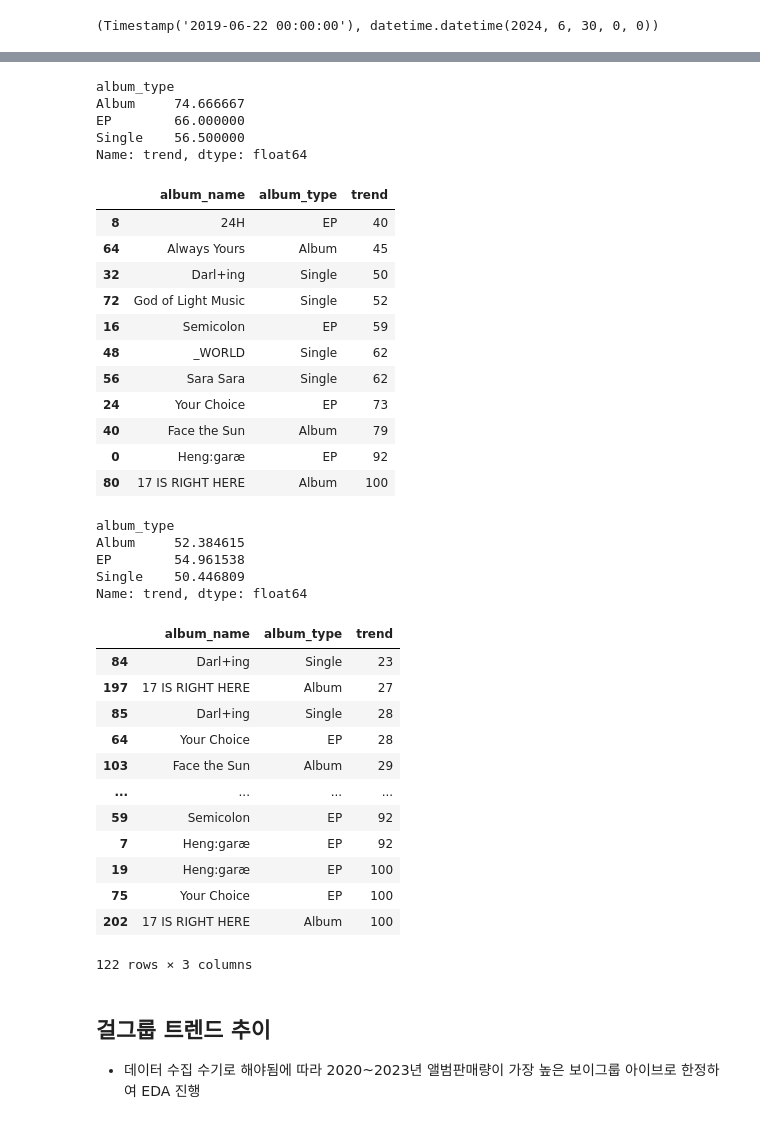
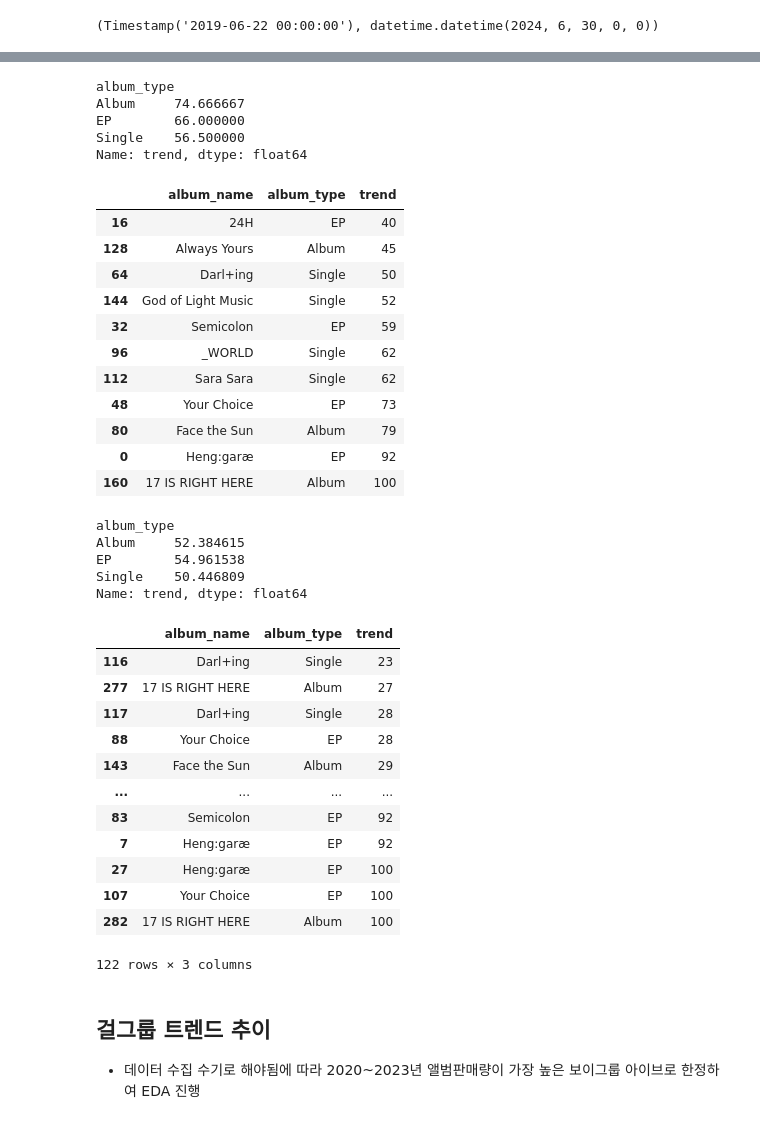
Before and after one commit to lucio-karin0506/Artist_Trend_Analysis, a Jupyter notebook: eda/google_trend_eda.ipynb, the cells around one changed output, grey strips where cells are left out. Saved outputs shown, nothing was run; the diff lists cells and outputs as text; code cells hidden in the pictures.

```diff
--- a/eda/google_trend_eda.ipynb
+++ b/eda/google_trend_eda.ipynb
@@ -276,3 +317,33 @@ Name: count, dtype: int64
 
 <수집 기간>
 * 아티스트 별 정규, 디지털, EP 앨범에 한하여 앨범 발매 이전 1년, 이후 1개월
+# %%
+# 아티스트 앨범, 공연 정보 get
+def get_single_artist_df(artist_name):
+
+    single_album_df = album_df[album_df['artist_name'] == artist_name].sort_values('release_date').reset_index(drop=True)
+    single_album_df['release_date'] = pd.to_datetime(single_album_df['release_date'])
+
+    single_event_df = event_df[event_df['artist_name'] == artist_name]
+
+    single_artist_df = pd.merge(single_album_df, single_event_df.drop('debut_date', axis=1), how='inner', on='artist_name')
+
+    return single_artist_df
+# %%
+# 아티스트 일별 구글 트렌드 지수 get
+def get_single_trend_df(artist_name):
+
+    file_pattern = f'trend_dataset\{artist_name}\{artist_name}_*.csv'
+    file_paths = glob.glob(file_pattern)
+
+    single_trend_df_list = []
+    for file_path in file_paths:
+        trend_df = pd.read_csv(file_path, skiprows=2)
+        trend_df.columns = ['date', 'trend']
+        trend_df['date'] = pd.to_datetime(trend_df['date'])
+
+        single_trend_df_list.append(trend_df)
+
+    single_trend_df = pd.concat(single_trend_df_list, ignore_index=True)
+
+    return single_trend_df
@@ -301,0 +427,3 @@ single_album_df
+# %%
+seventeen_df = get_single_artist_df('SEVENTEEN')
+seventeen_df
@@ -412,0 +460,3 @@ fig.show()
+# %%
+seventeen_trend_df = get_single_trend_df('SEVENTEEN')
+seventeen_trend_df
@@ -413,42 +479,42 @@ fig.show()
 # %%
 # 앨범타입이 구글 트렌드 지수에 영향을 준다. (앨범 발매일 당일 기준의 구글 트렌드 지수만 보았을땐)
 '''
     1. 가설: 앨범타입이 정규, EP, Single 순으로 구글 트렌드 지수가 높을 것
 '''
 all_dates = set()
-for release_date in single_album_df['release_date']:
+for release_date in seventeen_df['release_date']:
     for i in range(-7, 6):  # release_date 전후 7일 포함
         all_dates.add(release_date + pd.Timedelta(days=i))
 
-single_album_trend_df = single_trend_df[single_trend_df['date'].isin(all_dates)].merge(single_album_df, how='inner', left_on='date', right_on='release_date')
+single_album_trend_df = seventeen_trend_df[seventeen_trend_df['date'].isin(all_dates)].merge(seventeen_df, how='inner', left_on='date', right_on='release_date')
 
 print(single_album_trend_df.groupby('album_type')['trend'].mean())
 
 single_album_trend_df[['album_name', 'album_type', 'trend']].drop_duplicates().sort_values('trend')
 # %% [output]
 album_type
 Album     74.666667
 EP        66.000000
 Single    56.500000
 Name: trend, dtype: float64
 |  | album_name | album_type | trend |
-| 8 | 24H | EP | 40 |
-| 64 | Always Yours | Album | 45 |
-| 32 | Darl+ing | Single | 50 |
-| 72 | God of Light Music | Single | 52 |
-| 16 | Semicolon | EP | 59 |
-| 48 | _WORLD | Single | 62 |
-| 56 | Sara Sara | Single | 62 |
-| 24 | Your Choice | EP | 73 |
-| 40 | Face the Sun | Album | 79 |
+| 16 | 24H | EP | 40 |
+| 128 | Always Yours | Album | 45 |
+| 64 | Darl+ing | Single | 50 |
+| 144 | God of Light Music | Single | 52 |
+| 32 | Semicolon | EP | 59 |
+| 96 | _WORLD | Single | 62 |
+| 112 | Sara Sara | Single | 62 |
+| 48 | Your Choice | EP | 73 |
+| 80 | Face the Sun | Album | 79 |
 | 0 | Heng:garæ | EP | 92 |
-| 80 | 17 IS RIGHT HERE | Album | 100 |
+| 160 | 17 IS RIGHT HERE | Album | 100 |
 # %%
 # 앨범 발매일 전후 7일이라면?
 '''
     - 1. 가설: 앨범타입이 정규, EP, Single 순으로 구글 트렌드 지수가 높을 것 -> 별 차이 없음, 기각
 '''
-single_album_trend_df_7days = single_trend_df[single_trend_df['date'].isin(all_dates)].merge(single_album_df, how='left', left_on='date', right_on='release_date').drop_duplicates(subset=['date'])
+single_album_trend_df_7days = seventeen_trend_df[seventeen_trend_df['date'].isin(all_dates)].merge(seventeen_df, how='left', left_on='date', right_on='release_date').drop_duplicates(subset=['date'])
 
 for index, row in single_album_trend_df_7days.iterrows():
 
@@ -475,17 +541,17 @@ EP        54.961538
 Single    50.446809
 Name: trend, dtype: float64
 |  | album_name | album_type | trend |
-| 84 | Darl+ing | Single | 23 |
-| 197 | 17 IS RIGHT HERE | Album | 27 |
-| 85 | Darl+ing | Single | 28 |
-| 64 | Your Choice | EP | 28 |
-| 103 | Face the Sun | Album | 29 |
+| 116 | Darl+ing | Single | 23 |
+| 277 | 17 IS RIGHT HERE | Album | 27 |
+| 117 | Darl+ing | Single | 28 |
+| 88 | Your Choice | EP | 28 |
+| 143 | Face the Sun | Album | 29 |
 | ... | ... | ... | ... |
-| 59 | Semicolon | EP | 92 |
+| 83 | Semicolon | EP | 92 |
 | 7 | Heng:garæ | EP | 92 |
-| 19 | Heng:garæ | EP | 100 |
-| 75 | Your Choice | EP | 100 |
-| 202 | 17 IS RIGHT HERE | Album | 100 |
+| 27 | Heng:garæ | EP | 100 |
+| 107 | Your Choice | EP | 100 |
+| 282 | 17 IS RIGHT HERE | Album | 100 |
 122 rows × 3 columns
 # %%
 # 앨범 판매량에 따라 발매일 이후 트렌드 추이가 다르게 나오지 않을까?
```
Also changed, not shown: parts of 17 cells of this notebook.
